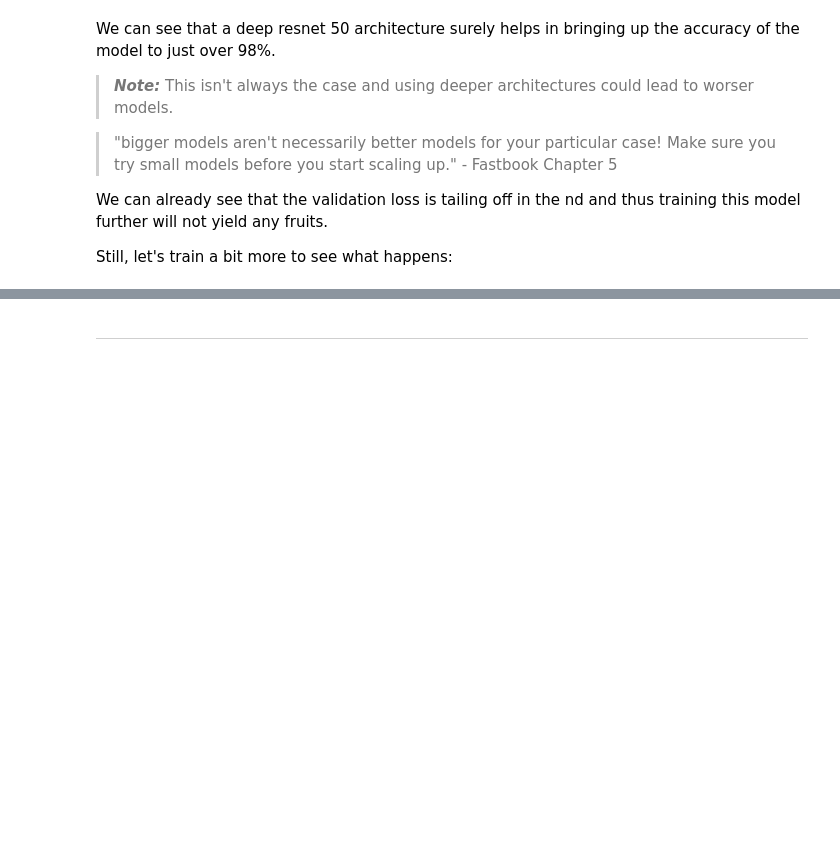
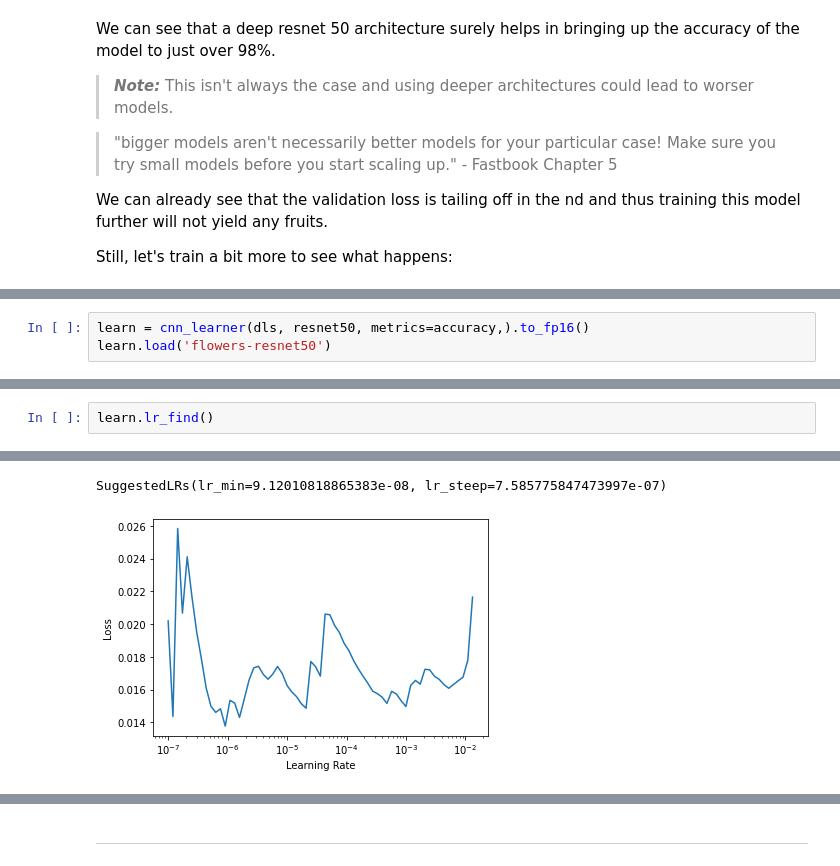
Before and after one commit to harish3110/my_fastai_notebooks, a Jupyter notebook: Vision/2020-03-30-Improving model.ipynb, the cells around one changed output, grey strips where cells are left out. Drawn from its saved outputs; the diff is of its cells as text; blank space fills up the shorter version.

```diff
--- a/Vision/2020-03-30-Improving model.ipynb
+++ b/Vision/2020-03-30-Improving model.ipynb
@@ -485,0 +479,3 @@ KeyboardInterrupt:
+# %%
+learn = cnn_learner(dls, resnet50, metrics=accuracy,).to_fp16()
+learn.load('flowers-resnet50')
@@ -485,0 +489,3 @@ KeyboardInterrupt:
+# %%
+learn.lr_find()
+# %% [output]
@@ -485,0 +493,2 @@ KeyboardInterrupt:
+SuggestedLRs(lr_min=9.12010818865383e-08, lr_steep=7.585775847473997e-07)
+[figure, added]
```
Also changed, not shown: parts of 10 cells of this notebook.
